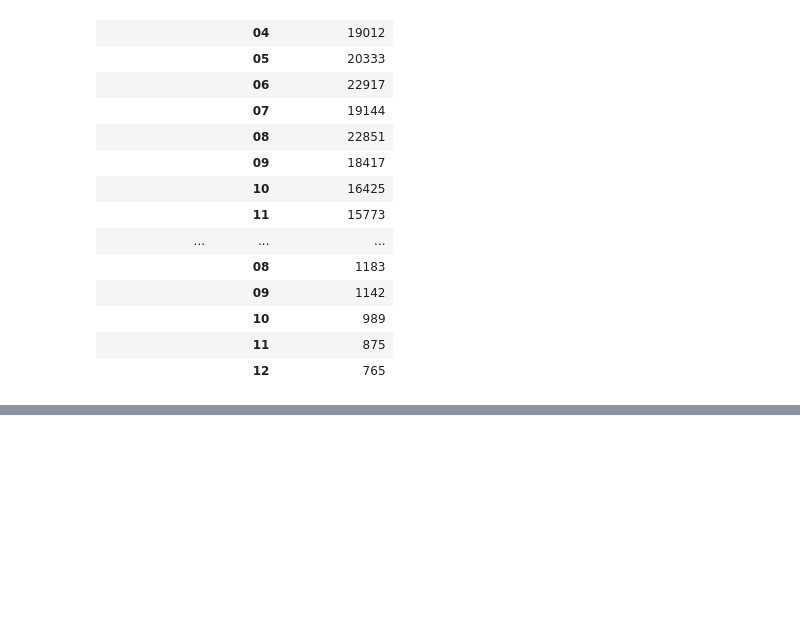
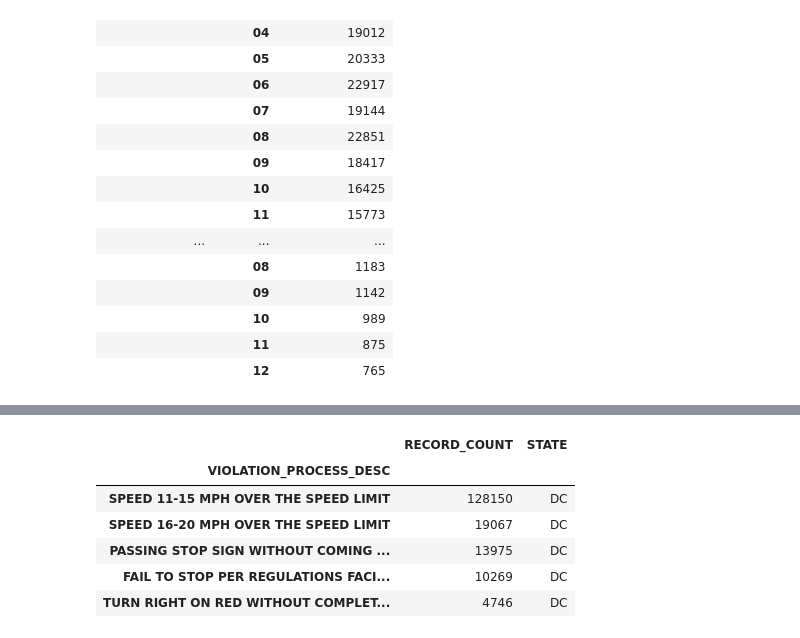
Before and after one commit to Renier83/API-challenge1, a Jupyter notebook: Project/Final.ipynb, the cells around one changed output, grey strips where cells are left out. Saved outputs shown, nothing was run; the diff lists cells and outputs as text; code cells hidden in the pictures; blank space fills up the shorter version.

```diff
--- a/Project/Final.ipynb
+++ b/Project/Final.ipynb
@@ -281,0 +317,13 @@ violation.to_frame()
+# %%
+#looking at the top 5 violation for 2019 for DC
+top5_dc = violation_df.loc['DC'].sort_values('RECORD_COUNT', ascending=False).head(5)
+top5_dc['STATE'] = 'DC'
+top5_dc
+# %% [output]
+|  | RECORD_COUNT | STATE |
+| VIOLATION_PROCESS_DESC |  |  |
+| SPEED 11-15 MPH OVER THE SPEED LIMIT | 128150 | DC |
+| SPEED 16-20 MPH OVER THE SPEED LIMIT | 19067 | DC |
+| PASSING STOP SIGN WITHOUT COMING ... | 13975 | DC |
+| FAIL TO STOP PER REGULATIONS FACI... | 10269 | DC |
+| TURN RIGHT ON RED WITHOUT COMPLET... | 4746 | DC |
```
Also changed, not shown: parts of 21 cells of this notebook, 9 other files.
